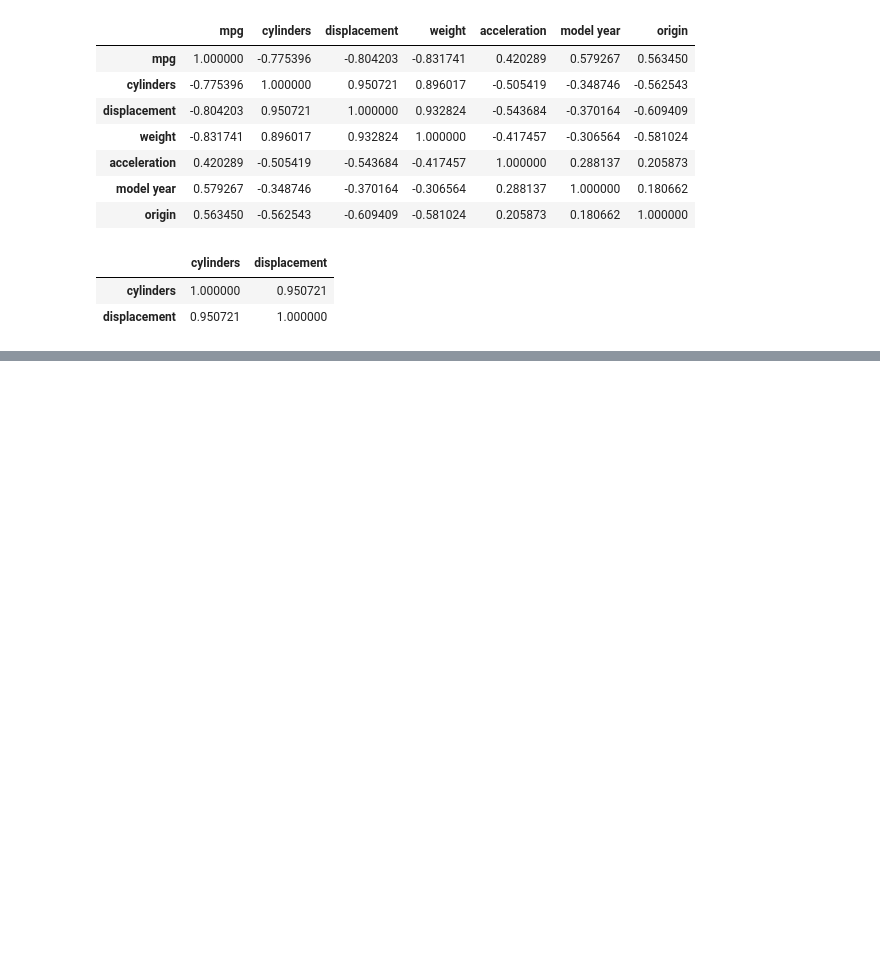
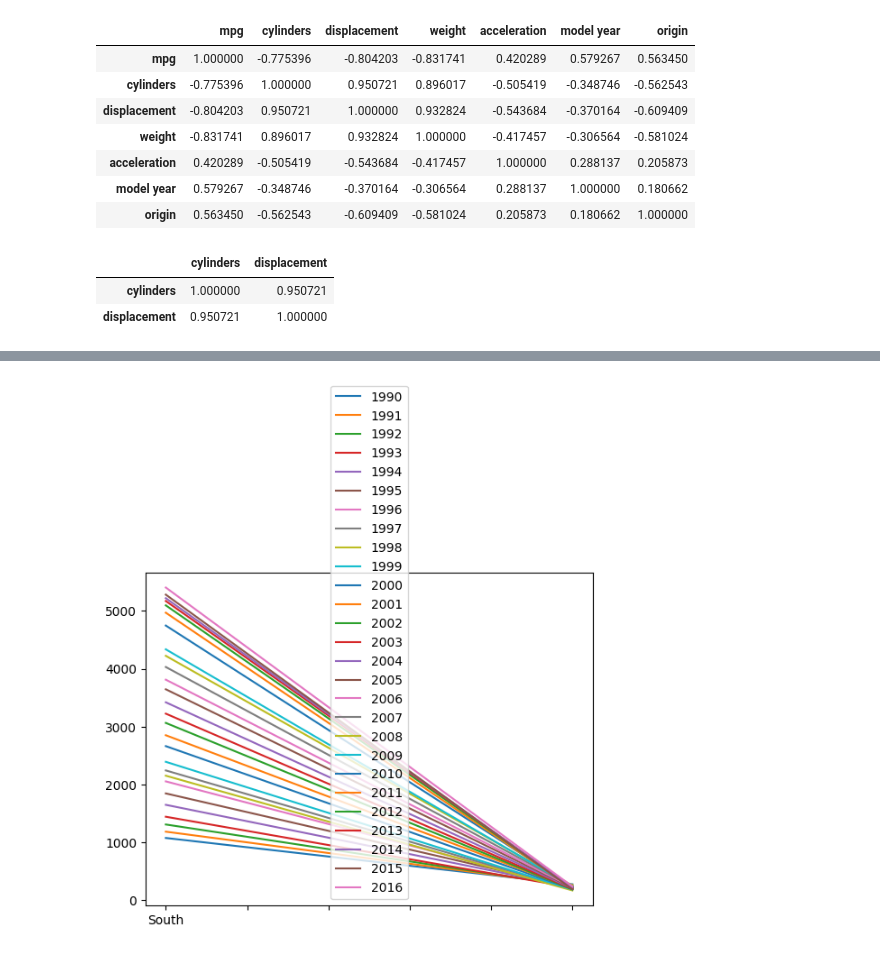
Before and after one commit to Hgracefield/dataAnalysis, a Jupyter notebook: Note/05.Data살펴보기.ipynb, the cells around one changed output, grey strips where cells are left out. Saved outputs shown, nothing was run; the diff lists cells and outputs as text; code cells hidden in the pictures; blank space fills up the shorter version.

```diff
--- a/Note/05.Data살펴보기.ipynb
+++ b/Note/05.Data살펴보기.ipynb
@@ -266,0 +302,4 @@ df[['cylinders', 'displacement']].corr()
+# %%
+# 남북한발전전력량.xlsx
+df = pd.read_excel("../Data/남북한발전전력량.xlsx")
+df
@@ -266,0 +318,10 @@ df[['cylinders', 'displacement']].corr()
+# %%
+# 남한, 북한 발전량 합계 데이터만 추출
+df_sn = df.iloc[[0,5],2:]
+# [[0,5],1990:]
+
+df_sn.index =[
+        'South',
+        'North'
+    ]
+df_sn
@@ -266,0 +354,4 @@ df[['cylinders', 'displacement']].corr()
+# %%
+# obj -> int 로 변환
+df_sn= df_sn.astype('int')
+df_sn.info()
@@ -266,0 +378,6 @@ df[['cylinders', 'displacement']].corr()
+# %%
+# 선그래프 그리기
+df_sn.plot()
+plt.show()
+# %% [output]
+[figure, added]
```
Also changed, not shown: parts of 23 cells of this notebook, 1 other file.
